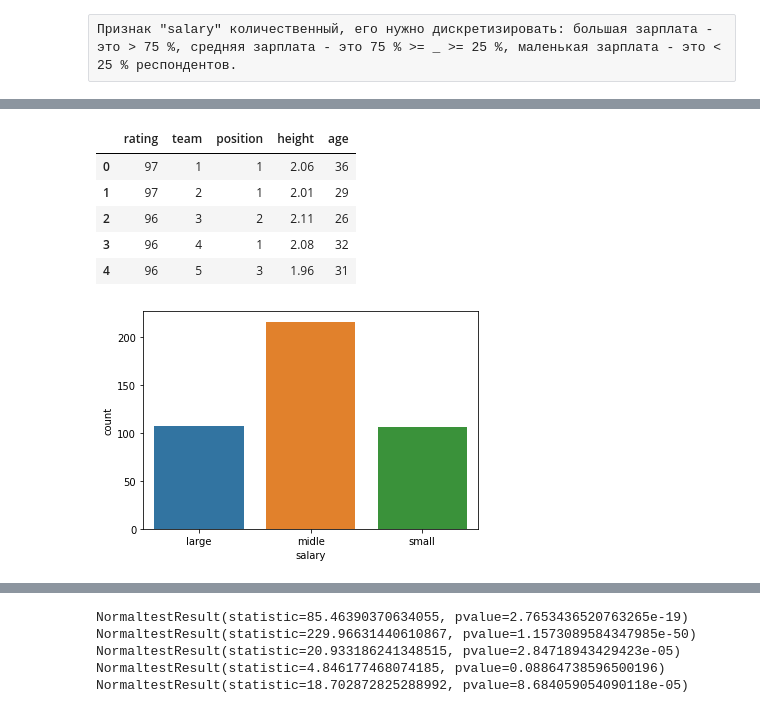
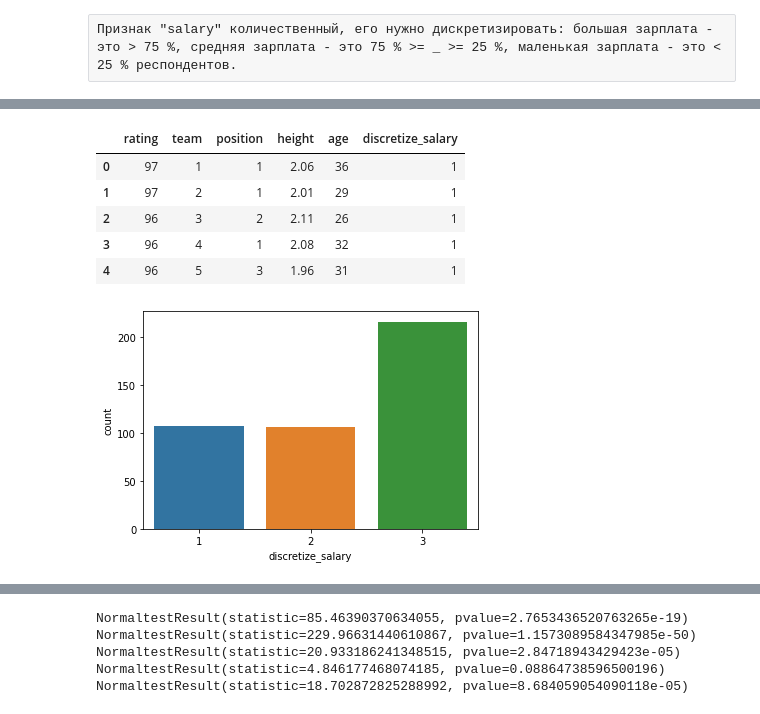
Before and after one commit to KirillKurdyukov/Data-analysis, a Jupyter notebook: lab4/Lab-4.ipynb, the cells around one changed output, grey strips where cells are left out. Cells and saved outputs as stored; diff of their text form; code cells hidden in the pictures.

```diff
--- a/lab4/Lab-4.ipynb
+++ b/lab4/Lab-4.ipynb
@@ -113,13 +113,13 @@ nba_players.describe()
 # %%
 def discretize(sal) :
     if (sal > 12200000.0):
-        return "large"
+        return 1 #large
     if (sal < 2000000.0):
-        return "small"
+        return 2 #small
     else :
-        return "midle"
+        return 3 #middle
 
-discretize_salary = nba_players.salary.apply(discretize)
+nba_players['discretize_salary'] = nba_players.salary.apply(discretize)
 
 nba_players.drop('salary', axis = 1, inplace = True)
 # %%
@@ -140,15 +141,15 @@ memory usage: 16.9 KB
 # %%
 nba_players.head()
 # %% [output]
-|  | rating | team | position | height | age |
-| 0 | 97 | 1 | 1 | 2.06 | 36 |
-| 1 | 97 | 2 | 1 | 2.01 | 29 |
-| 2 | 96 | 3 | 2 | 2.11 | 26 |
-| 3 | 96 | 4 | 1 | 2.08 | 32 |
-| 4 | 96 | 5 | 3 | 1.96 | 31 |
+|  | rating | team | position | height | age | discretize_salary |
+| 0 | 97 | 1 | 1 | 2.06 | 36 | 1 |
+| 1 | 97 | 2 | 1 | 2.01 | 29 | 1 |
+| 2 | 96 | 3 | 2 | 2.11 | 26 | 1 |
+| 3 | 96 | 4 | 1 | 2.08 | 32 | 1 |
+| 4 | 96 | 5 | 3 | 1.96 | 31 | 1 |
 # %%
 import seaborn as sns
 
-sns.countplot(x=discretize_salary);
+sns.countplot(x='discretize_salary', data = nba_players);
 # %% [output]
-[figure, old version]
+[figure, new version]
```
Also changed, not shown: parts of 7 cells of this notebook, 6 other files.
